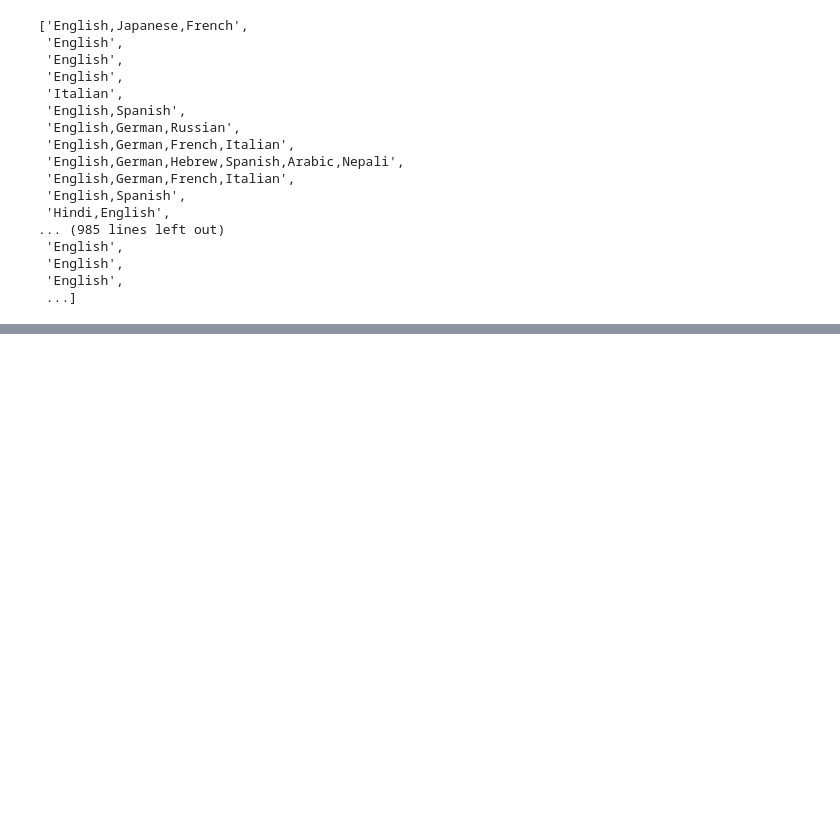
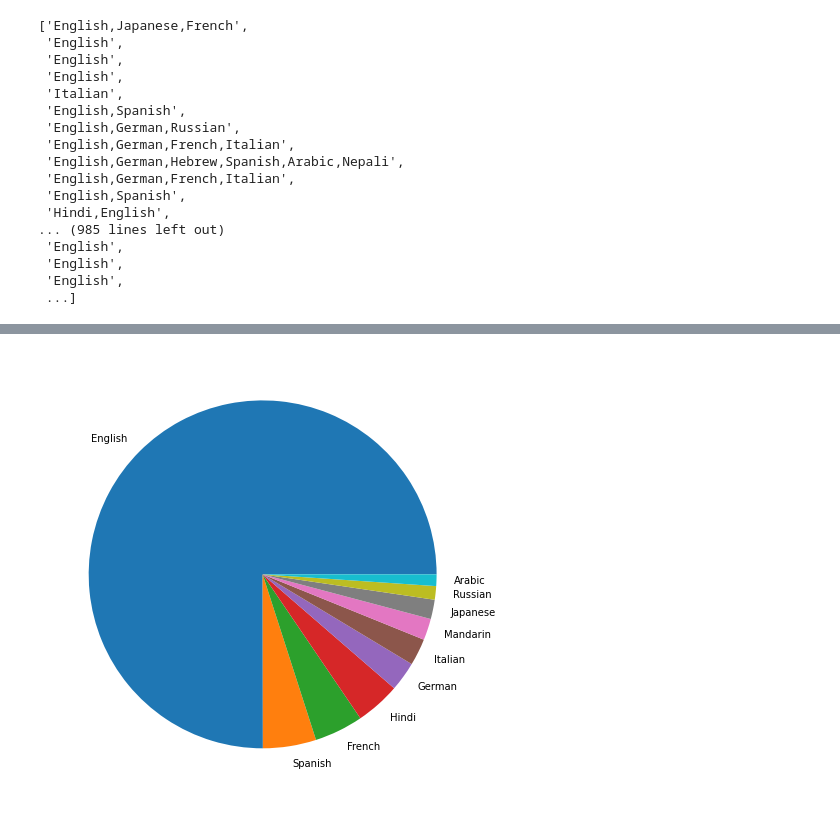
Before and after one commit to abdennourkhorchani/movie_services_dataset_analysis, a Jupyter notebook: movie_services_dataset_analysis-checkpoint.ipynb, the cells around one changed output, grey strips where cells are left out. Saved outputs shown, nothing was run; the diff lists cells and outputs as text; code cells hidden in the pictures; blank space fills up the shorter version.

```diff
--- a/movie_services_dataset_analysis-checkpoint.ipynb
+++ b/movie_services_dataset_analysis-checkpoint.ipynb
@@ -379,0 +380,8 @@ sns.barplot(x=list(dic.keys()),y=list(dic.values()))
+# %%
+#Show results in a pie chart
+fig = plt.figure(figsize =(10,8))
+plt.pie(list(dic.values()), labels = list(dic.keys()))
+
+plt.show()
+# %% [output]
+[figure, added]
```
Also changed, not shown: parts of 10 cells of this notebook.
